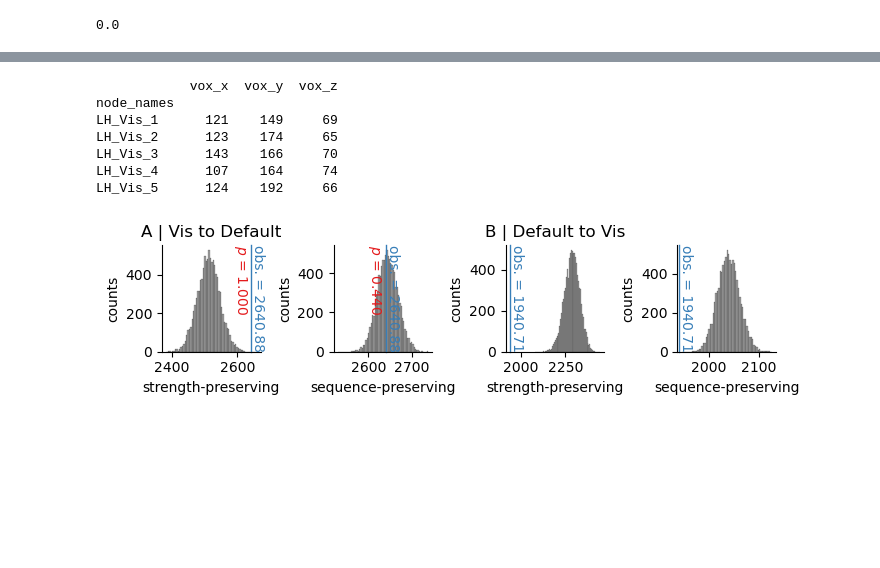
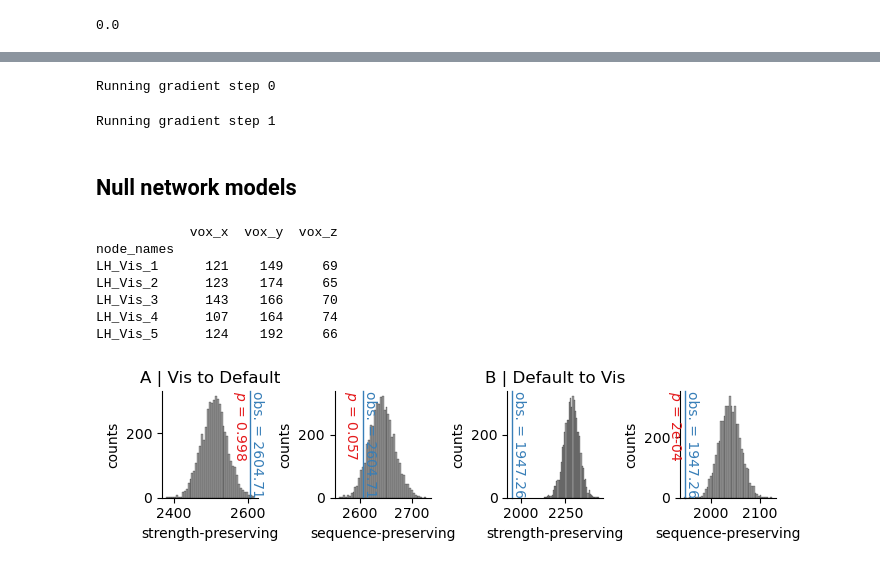
Before and after one commit to LindenParkesLab/nctpy, a Jupyter notebook: scripts/path_a_control_energy_binary.ipynb, the cells around one changed output, grey strips where cells are left out. Drawn from its saved outputs; the diff is of its cells as text; code cells hidden in the pictures; blank space fills up the shorter version.

```diff
--- a/scripts/path_a_control_energy_binary.ipynb
+++ b/scripts/path_a_control_energy_binary.ipynb
@@ -86,0 +105,8 @@ B = np.eye(n_nodes)
+# %%
+# helper func for printing descriptive stats
+def print_stats(x):
+    print('min={:.2f}; max={:.2f}; mean={:.2f}; std={:.2f}; skew={:.2f}; kurt={:.2f}'
+      .format(np.min(x), np.max(x),
+              np.mean(x), np.std(x),
+              sp.stats.skew(x), sp.stats.kurtosis(x)
+          ))
@@ -91,7 +177,7 @@ rho = 1 # mixing parameter for state trajectory constraint
 S = np.eye(n_nodes) # nodes in state trajectory to be constrained
 
 # get the state trajectory (x) and the control inputs (u)
-x, u, n_err = get_control_inputs(A_norm, T, B, x0, xf, rho, S)
+x, u, n_err = get_control_inputs(A_norm=A_norm, T=T, B=B, x0=x0, xf=xf, system=system, rho=rho, S=S)
 
 # check for state completion. We expect to see 0 here,
 # which indicates no difference between the model at the end of the simulation at xf
@@ -148,3 +296,23 @@ print(np.round(energy, 2))
+# %%
+if which_control_set == 'uniform_full':
+    control_task = dict()  # initialize dict
+    control_task['x0'] = x0  # store initial state
+    control_task['xf'] = xf  # store target state
+    control_task['S'] = S  # store state trajectory constraints
+    control_task['rho'] = rho  # store rho
+    compute_opt_control_energy = ComputeOptimizedControlEnergy(A=A,
+                                                               control_task=control_task,
+                                                               system=system,
+                                                               c=1,
+                                                               T=1,
+                                                               n_steps=2,
+                                                               lr=0.01)
+    compute_opt_control_energy.run()
+# %% [output]
+Running gradient step 0
+Running gradient step 1
+# %% [markdown]
+## Null network models
 # %%
 # null networks
 centroids = pd.read_csv(os.path.join(datadir, 'pnc_schaefer200_centroids.csv'))  # load coordinates of nodes
@@ -167,7 +335,7 @@ run = False
 
 if run:
     # extract initial state
-    x0 = states == state_labels.index('Vis')
+    x0 = states == state_labels.index('Vis')  # 'Vis' or 'SalVentAttn'
     x0 = normalize_state(x0)  # normalize
 
     # extract target state
@@ -175,12 +343,12 @@ if run:
     xf = normalize_state(xf)  # normalize
 
     # get true control energy
-    x, u, n_err = get_control_inputs(A_norm, T, B, x0, xf, rho, S)  # get u
+    _, u, _ = get_control_inputs(A_norm=A_norm, T=T, B=B, x0=x0, xf=xf, system=system, rho=rho, S=S)  # get u
     E = integrate_u(u)  # integrate u
     E = np.sum(E)  # get energy
 
     # run permutation
-    n_perms = 10000  # number of permutations
+    n_perms = 500  # number of permutations
 
     # containers for null distributions
     energy_null_sp = np.zeros(n_perms)
@@ -194,13 +362,13 @@ if run:
         # in your own work, please cite:
         #       Roberts et al. NeuroImage (2016), doi:10.1016/j.neuroimage.2015.09.009
 
-        Wsp = matrix_normalization(Wsp, version=version)  # normalize rewired adjacency matrix
-        x, u, n_err = get_control_inputs(Wsp, T, B, x0, xf, rho, S)  # get u
+        Wsp = matrix_normalization(Wsp, system=system)  # normalize rewired adjacency matrix
+        _, u, _ = get_control_inputs(A_norm=Wsp, T=T, B=B, x0=x0, xf=xf, system=system, rho=rho, S=S)  # get u
         e = integrate_u(u)  # integrate null u
         energy_null_sp[i] = np.sum(e)  # store null energy
 
-        Wssp = matrix_normalization(Wssp, version=version)  # normalize rewired adjacency matrix
-        x, u, n_err = get_control_inputs(Wssp, T, B, x0, xf, rho, S)  # get u
+        Wssp = matrix_normalization(Wssp, system=system)  # normalize rewired adjacency matrix
+        _, u, _ = get_control_inputs(A_norm=Wssp, T=T, B=B, x0=x0, xf=xf, system=system, rho=rho, S=S)  # get u
         e = integrate_u(u)  # integrate null u
         energy_null_ssp[i] = np.sum(e)  # store null energy
 
@@ -217,7 +385,7 @@ if run:
 # for figures
 run = False
 if run:
-    n_perms = 10000
+    n_perms = 5000
 
     transitions = [['Vis', 'Default'],
                    ['Default', 'Vis']]
@@ -240,13 +408,13 @@ if run:
         for i in tqdm(np.arange(n_perms)):
             _, Wsp, Wssp = geomsurr(W=A, D=D, seed=i)
 
-            Wsp = matrix_normalization(Wsp, version=version)  # normalize rewired adjacency matrix
-            x, u, n_err = get_control_inputs(Wsp, T, B, x0, xf, rho, S)  # get u
+            Wsp = matrix_normalization(Wsp, system=system)  # normalize rewired adjacency matrix
+            _, u, _ = get_control_inputs(A_norm=Wsp, T=T, B=B, x0=x0, xf=xf, system=system, rho=rho, S=S)  # get u
             e = integrate_u(u)  # integrate null u
             energy_null_sp[i] = np.sum(e)  # store null energy
 
-            Wssp = matrix_normalization(Wssp, version=version)  # normalize rewired adjacency matrix
-            x, u, n_err = get_control_inputs(Wssp, T, B, x0, xf, rho, S)  # get u
+            Wssp = matrix_normalization(Wssp, system=system)  # normalize rewired adjacency matrix
+            _, u, _ = get_control_inputs(A_norm=Wssp, T=T, B=B, x0=x0, xf=xf, system=system, rho=rho, S=S)  # get u
             e = integrate_u(u)  # integrate null u
             energy_null_ssp[i] = np.sum(e)  # store null energy
 
@@ -260,14 +428,14 @@ if run:
     f, ax = plt.subplots(1, 4, figsize=(7, 2))
 
     # i-->j
-    state_i = 'Vis'
+    state_i = 'Vis'  # 'Vis' or 'SalVentAttn'
     x0 = states == state_labels.index(state_i)
     x0 = normalize_state(x0)
     state_j = 'Default'
     xf = states == state_labels.index(state_j)
     xf = normalize_state(xf)
 
-    x, u, n_err = get_control_inputs(A_norm, T, B, x0, xf, rho, S)
+    _, u, _ = get_control_inputs(A_norm=A_norm, T=T, B=B, x0=x0, xf=xf, system=system, rho=rho, S=S)  # get u
     E = integrate_u(u)
     E = np.sum(E)
 
@@ -278,33 +446,33 @@ if run:
     null_plot(observed=E, null=energy_null_sp, p_val=p_val, xlabel='strength-preserving', ax=ax[0])
     ax[0].set_title('A | {0} to {1}'.format(state_i, state_j))
 
     p_val = get_null_p(E, energy_null_ssp, version='reverse', abs=False)
     null_plot(observed=E, null=energy_null_ssp, p_val=p_val, xlabel='sequence-preserving', ax=ax[1])
 
     # j-->i
     state_i = 'Default'
     x0 = states == state_labels.index(state_i)
     x0 = normalize_state(x0)
-    state_j = 'Vis'
+    state_j = 'Vis'  # 'Vis' or 'SalVentAttn'
     xf = states == state_labels.index(state_j)
     xf = normalize_state(xf)
 
-    x, u, n_err = get_control_inputs(A_norm, T, B, x0, xf, rho, S)
+    _, u, _ = get_control_inputs(A_norm=A_norm, T=T, B=B, x0=x0, xf=xf, system=system, rho=rho, S=S)  # get u
     E = integrate_u(u)
     E = np.sum(E)
 
     energy_null_sp = np.load(os.path.join(resultsdir, 'energy_null_sp_{0}_{1}.npy'.format(state_i, state_j)))
     energy_null_ssp = np.load(os.path.join(resultsdir, 'energy_null_ssp_{0}_{1}.npy'.format(state_i, state_j)))
 
     p_val = get_null_p(E, energy_null_sp, version='reverse', abs=False)
     null_plot(observed=E, null=energy_null_sp, p_val=p_val, xlabel='strength-preserving', ax=ax[2])
     ax[2].set_title('B | {0} to {1}'.format(state_i, state_j))
 
     p_val = get_null_p(E, energy_null_ssp, version='reverse', abs=False)
     null_plot(observed=E, null=energy_null_ssp, p_val=p_val, xlabel='sequence-preserving', ax=ax[3])
 
     f.tight_layout()
     f.savefig(os.path.join(resultsdir, 'energy_network_null.svg'), dpi=600, bbox_inches='tight', pad_inches=0.01)
     plt.show()
 # %% [output]
-[figure, old version]
+[figure, new version]
```
Also changed, not shown: parts of 20 cells of this notebook.
